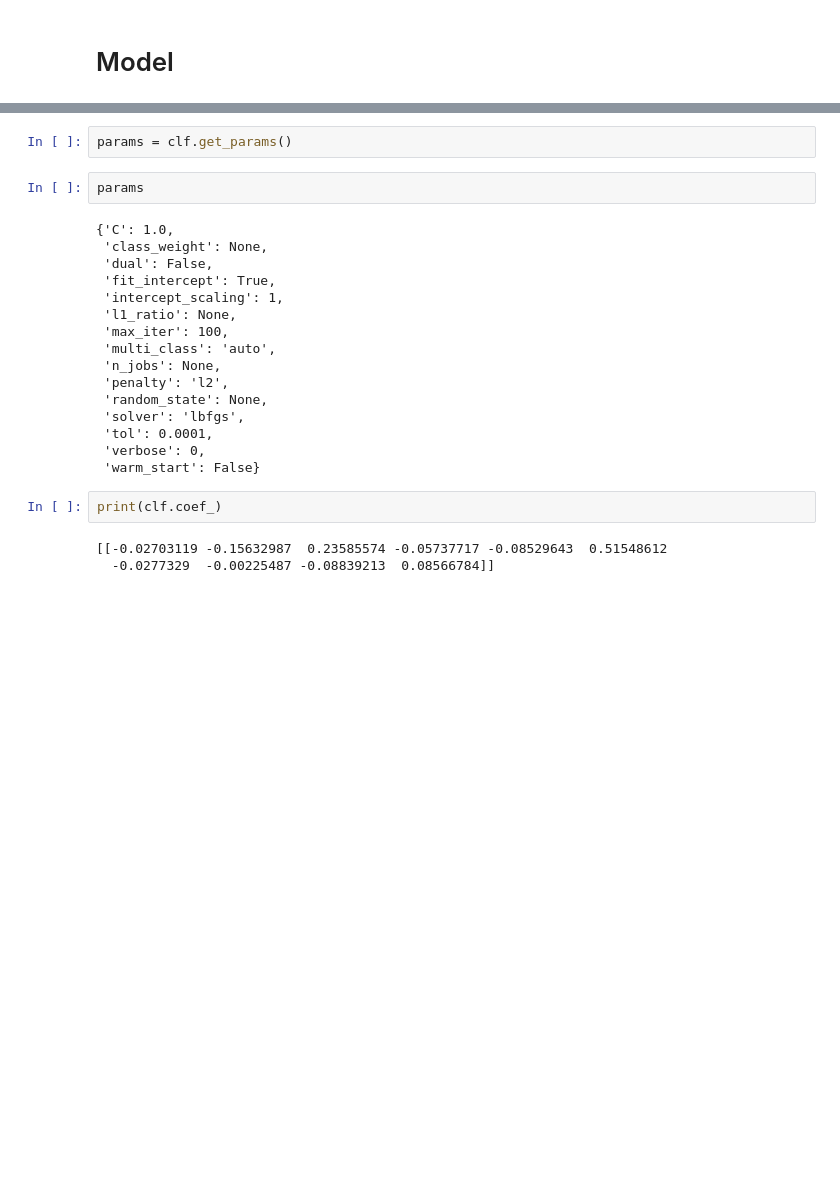
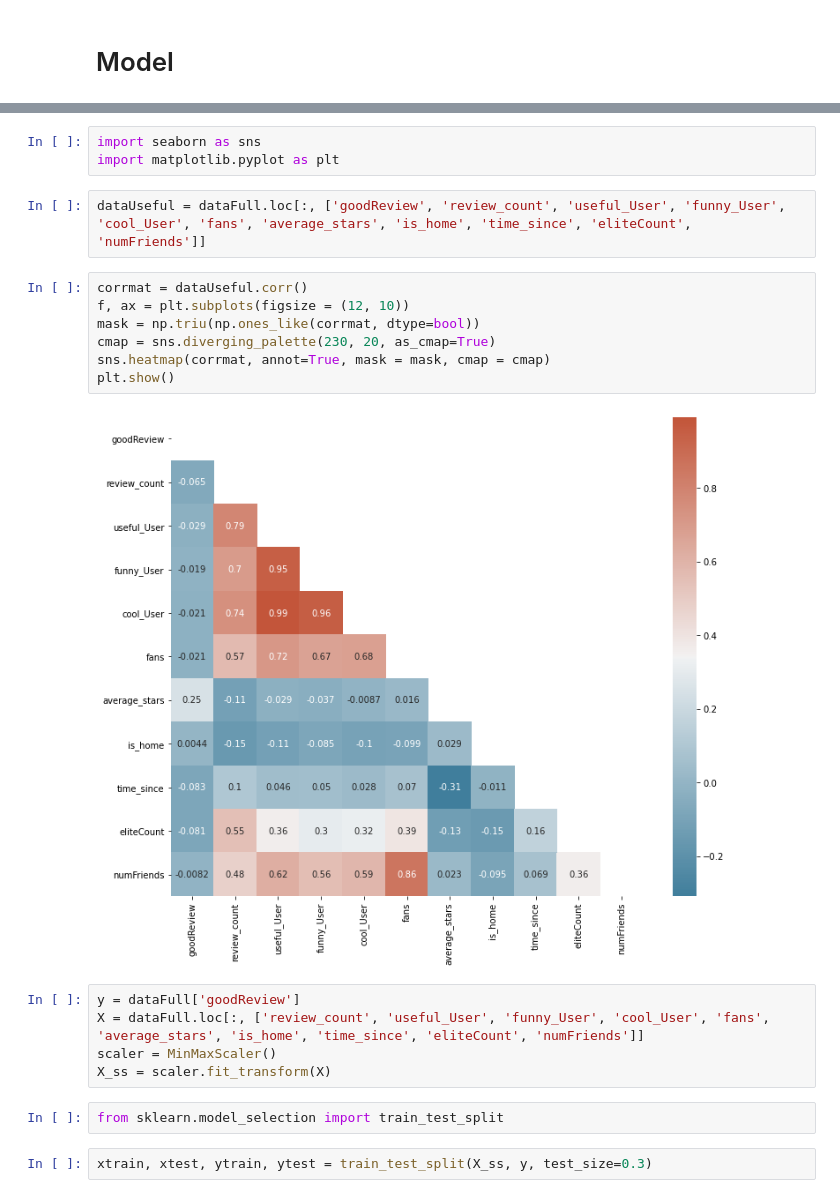
Before and after one commit to jessecho516/CS-334-Final-Project, a Jupyter notebook: fp_q1.ipynb, the cells around one changed output, grey strips where cells are left out. Cells and saved outputs as stored; diff of their text form; blank space fills up the shorter version.

```diff
--- a/fp_q1.ipynb
+++ b/fp_q1.ipynb
@@ -196,25 +193,23 @@ clf.score(X_ss, y)
-# %%
-params = clf.get_params()
-# %%
-params
-# %% [output]
-{'C': 1.0,
- 'class_weight': None,
- 'dual': False,
- 'fit_intercept': True,
- 'intercept_scaling': 1,
- 'l1_ratio': None,
- 'max_iter': 100,
- 'multi_class': 'auto',
- 'n_jobs': None,
- 'penalty': 'l2',
- 'random_state': None,
- 'solver': 'lbfgs',
- 'tol': 0.0001,
- 'verbose': 0,
- 'warm_start': False}
-# %%
-print(clf.coef_)
-# %% [output]
-[[-0.02703119 -0.15632987  0.23585574 -0.05737717 -0.08529643  0.51548612
-  -0.0277329  -0.00225487 -0.08839213  0.08566784]]
+# %%
+import seaborn as sns
+import matplotlib.pyplot as plt
+# %%
+dataUseful = dataFull.loc[:, ['goodReview', 'review_count', 'useful_User', 'funny_User', 'cool_User', 'fans', 'average_stars', 'is_home', 'time_since', 'eliteCount', 'numFriends']]
+# %%
+corrmat = dataUseful.corr()
+f, ax = plt.subplots(figsize = (12, 10))
+mask = np.triu(np.ones_like(corrmat, dtype=bool))
+cmap = sns.diverging_palette(230, 20, as_cmap=True)
+sns.heatmap(corrmat, annot=True, mask = mask, cmap = cmap)
+plt.show()
+# %% [output]
+[figure, added]
+# %%
+y = dataFull['goodReview']
+X = dataFull.loc[:, ['review_count', 'useful_User', 'funny_User', 'cool_User', 'fans', 'average_stars', 'is_home', 'time_since', 'eliteCount', 'numFriends']]
+scaler = MinMaxScaler()
+X_ss = scaler.fit_transform(X)
+# %%
+from sklearn.model_selection import train_test_split
+# %%
+xtrain, xtest, ytrain, ytest = train_test_split(X_ss, y, test_size=0.3)
```
Also changed, not shown: parts of 51 cells of this notebook.
